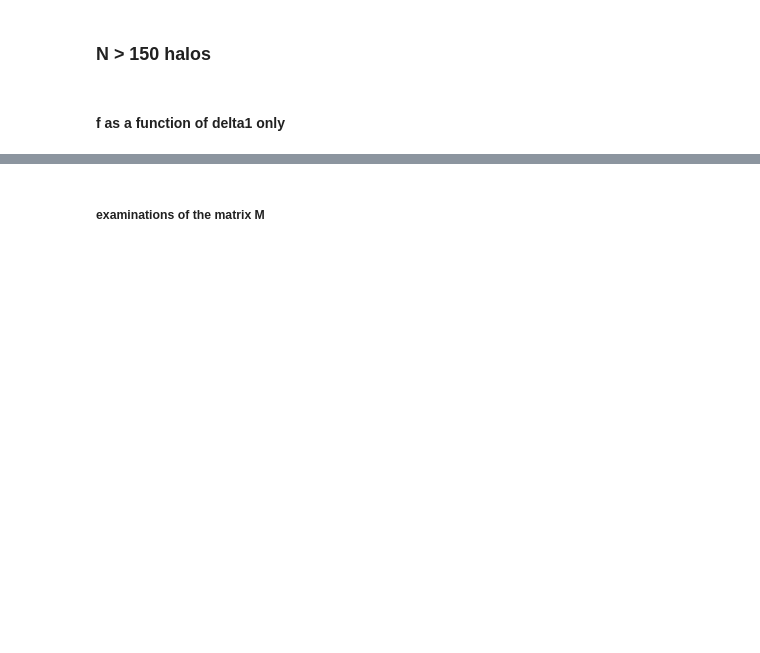
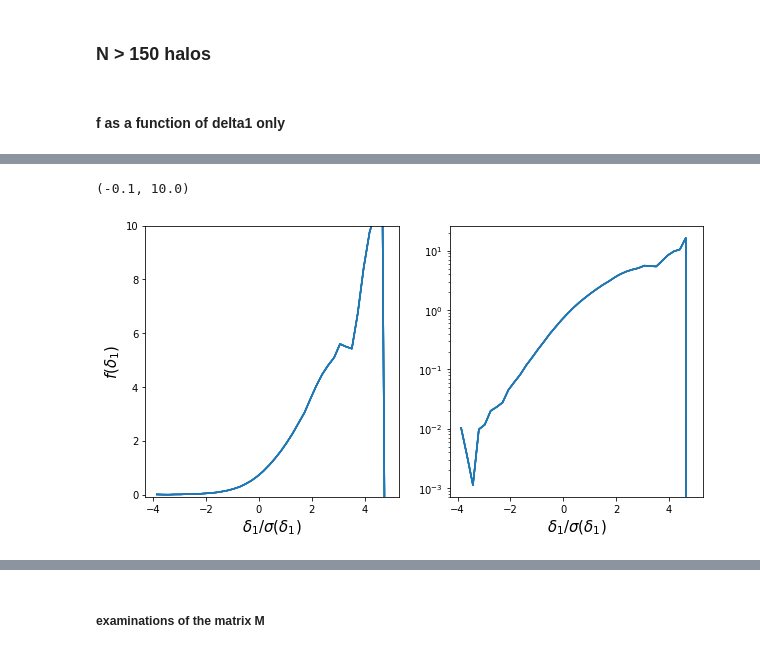
Before and after one commit to xiaohanzai/AbacusLagrangianBias, a Jupyter notebook: AbacusSummit_base_c000_ph006/matrixA/fit_f(delta1,nabla2d1)_z0.5.ipynb, the cells around one changed output, grey strips where cells are left out. Saved outputs shown, nothing was run; the diff lists cells and outputs as text; code cells hidden in the pictures; blank space fills up the shorter version.

```diff
--- a/AbacusSummit_base_c000_ph006/matrixA/fit_f(delta1,nabla2d1)_z0.5.ipynb
+++ b/AbacusSummit_base_c000_ph006/matrixA/fit_f(delta1,nabla2d1)_z0.5.ipynb
@@ -99,3 +143,17 @@ def calc_coadded_b(delta_h, path, Nmesh, interp_method='cic', remove_overlaps=(F
+# %%
+def calc_reduced_M(M):
+    # take care of empty bins
+    ii_empty = np.diag(M) == 0.
+    # calculate the reduced matrix
+    D = np.zeros_like(M)
+    for i in range(len(M)):
+        if ii_empty[i]:
+            D[i,i] = 1.
+            M[i,i] = 1.
+        else:
+            D[i,i] = 1/M[i,i]**0.5
+    M_ = np.dot( D, np.dot(M, D) )
+    return M_, D, ii_empty
 # %%
 # centers of the bins
 d1_bins = np.zeros(nbins_d1)
@@ -267,2 +319,14 @@ axes[0].set_ylim(-0.1, 10)
+# %%
+fig, axes = plt.subplots(figsize=(10,5), nrows=1, ncols=2)
+axes[0].plot(d1_bins, f_delta1_tot, 'tab:blue')
+axes[1].plot(d1_bins, f_delta1_tot, 'tab:blue')
+axes[0].set_xlabel(r'$\delta_1/\sigma(\delta_1)$', fontsize=15)
+axes[1].set_xlabel(r'$\delta_1/\sigma(\delta_1)$', fontsize=15)
+axes[0].set_ylabel(r'$f(\delta_1)$', fontsize=15)
+axes[1].set_yscale('log')
+axes[0].set_ylim(-0.1, 10)
+# %% [output]
+(-0.1, 10.0)
+[figure, added]
 # %%
 # check how this works...
```
Also changed, not shown: parts of 39 cells of this notebook, 3 other files.
